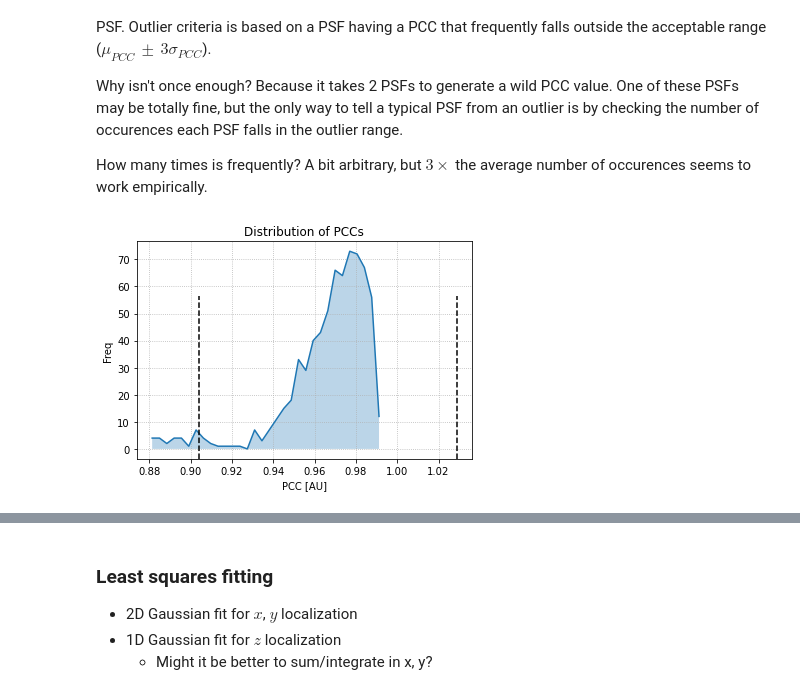
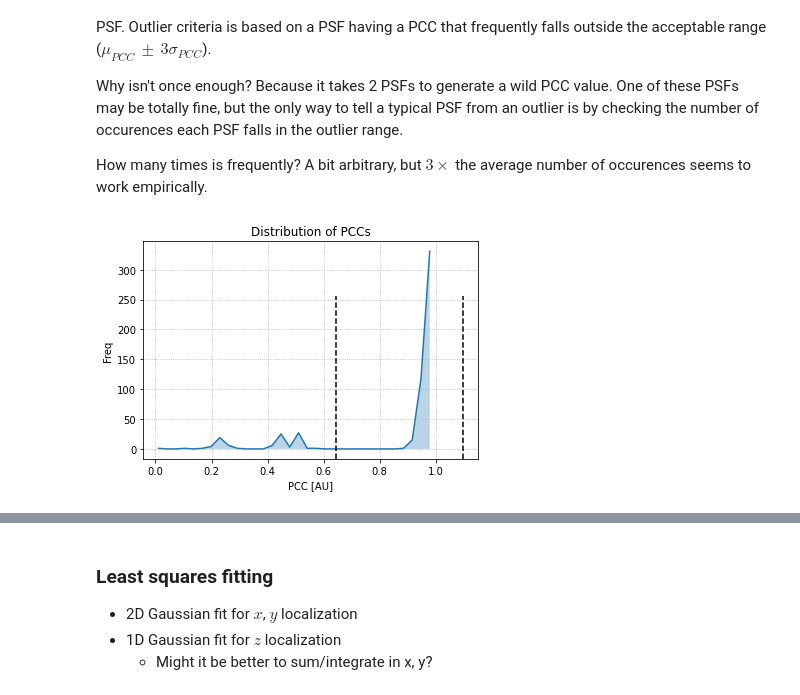
Before and after one commit to hoogenboom-group/PSF-Extractor, a Jupyter notebook: notebooks/walkthrough.ipynb, the cells around one changed output, grey strips where cells are left out. Drawn from its saved outputs; the diff is of its cells as text; code cells hidden in the pictures.

```diff
--- a/notebooks/walkthrough.ipynb
+++ b/notebooks/walkthrough.ipynb
@@ -263,7 +263,7 @@ from itertools import combinations
 from psf_extractor import bboxes_overlap
 # %%
 # Set bounding box dimensions [μm]
-dx_um = 5
+dx_um = dx_nm/100
 dy_um = dx_um
 
 # Convert bounding box dimensions [μm --> px]
@@ -278,10 +278,10 @@ dx, dy
 # on the dimensions of the subvolume
 df_bboxes = df_features.loc[:, ['x', 'y']]
 
-df_bboxes['x_min'] = df_features['x'] - dx/2
-df_bboxes['y_min'] = df_features['y'] - dy/2
-df_bboxes['x_max'] = df_features['x'] + dx/2
-df_bboxes['y_max'] = df_features['y'] + dy/2
+df_bboxes['x_min'] = df_features['x'] - dx#/2
+df_bboxes['y_min'] = df_features['y'] - dy#/2
+df_bboxes['x_max'] = df_features['x'] + dx#/2
+df_bboxes['y_max'] = df_features['y'] + dy#/2
 
 df_bboxes.head()
 # %% [output]
@@ -345,11 +346,0 @@ plt.colorbar(im, cax=cax);
-# %%
-hist, bins = np.histogram(df_features['mass'], bins=32)
-bins = (bins[1:] + bins[:-1]) / 2
-
-fig, ax = plt.subplots()
-ax.plot(bins, hist)
-ax.fill_between(bins, 0, hist, alpha=0.3)
-ax.grid(ls=':')
-ax.set_xlabel('Mass [AU]')
-ax.set_ylabel('Freq')
-ax.set_title('Distribution of Feature Masses');
@@ -377,9 +359,9 @@ The idea is to overlay all of the individual PSFs in the image stack to derive a
 from psf_extractor import extract_psfs
 # %%
 # Set dimensions of subvolume [μm]
-wx_um = 5
+wx_um = dx_um
 wy_um = wx_um
-wz_um = 5
+wz_um = dx_um*3
 
 # Convert dimensions of subvolume [μm --> px]
 wx = (wx_um / psx * 1e3)
@@ -439,26 +421,26 @@ pccs = np.array(pccs)
 # %%
 # Get distribution
 hist, bins = np.histogram(pccs, bins=32)
 bins = (bins[1:] + bins[:-1]) / 2
 
 # Outlier criteria
-pcc_min = pccs.mean() - 3*pccs.std()
-pcc_max = pccs.mean() + 3*pccs.std()
+pcc_min = pccs.mean() - 1*pccs.std()
+pcc_max = pccs.mean() + 1*pccs.std()
 
 # Plot distribution
 fig, ax = plt.subplots()
 ax.plot(bins, hist)
 ax.fill_between(bins, 0, hist, alpha=0.3)
 # Plot outlier range
 ax.axvline(pcc_min, ymax=0.75, color='k', ls='--')
 ax.axvline(pcc_max, ymax=0.75, color='k', ls='--')
 # Aesthetics
 ax.grid(ls=':')
 ax.set_xlabel('PCC [AU]')
 ax.set_ylabel('Freq')
 ax.set_title('Distribution of PCCs');
 # %% [output]
-[figure, old version]
+[figure, new version]
 # %%
 # Get indices of candidate outliers
 suspects_i = np.argwhere((pccs < pcc_min) |\
```
Also changed, not shown: parts of 21 cells of this notebook, 1 other file.
